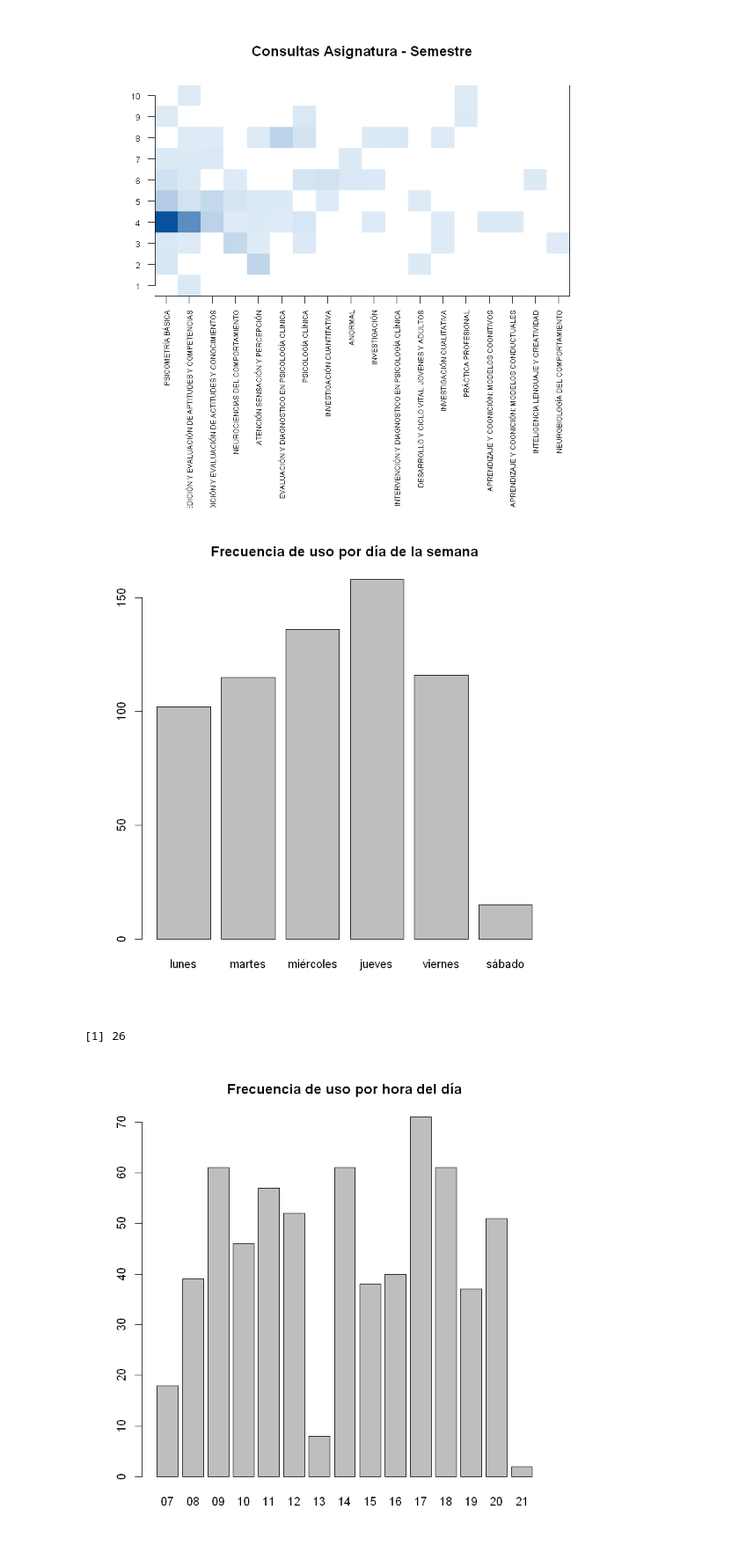
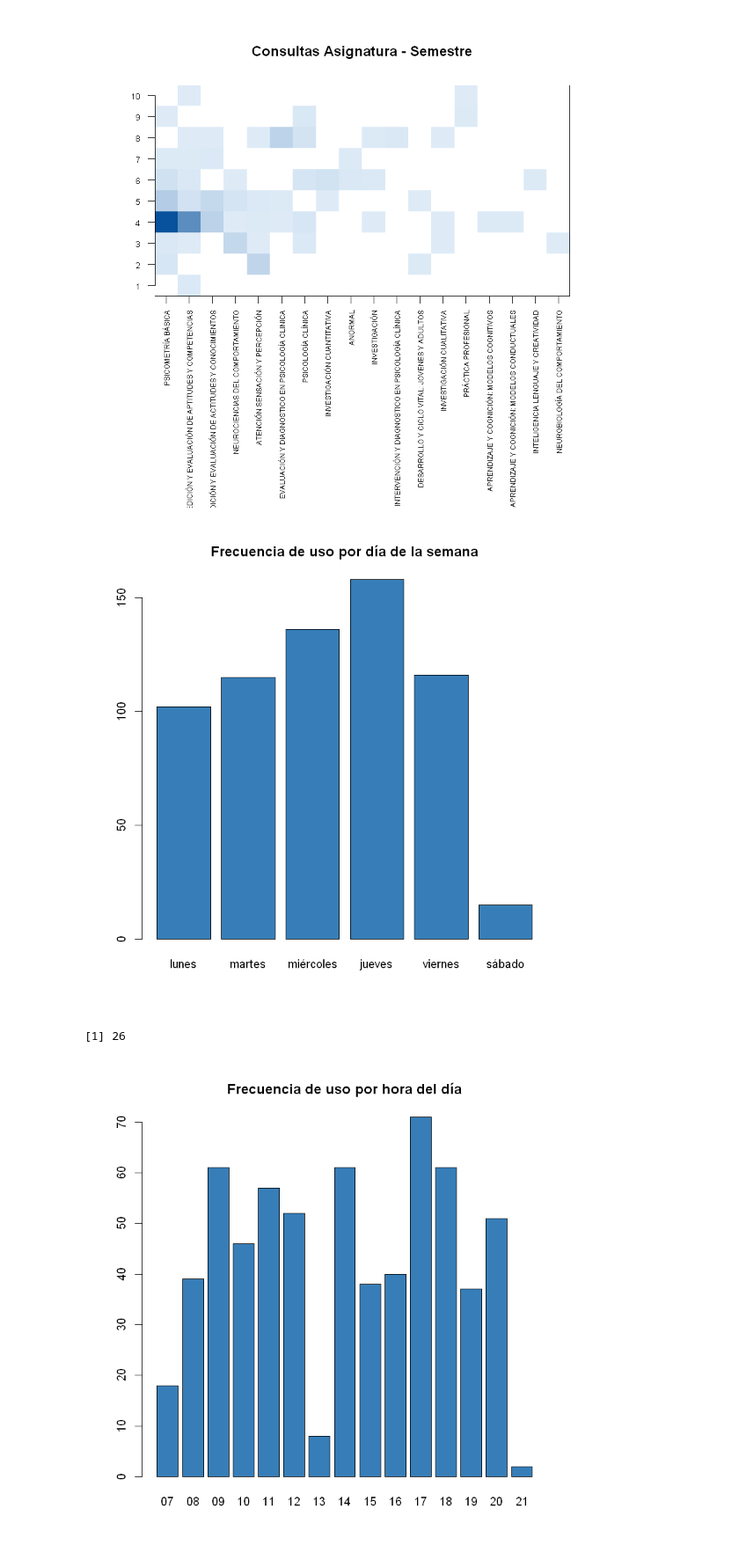
Before and after one commit to Yagwar/Proyectos, a Jupyter notebook: Analisis Métricas Lab.ipynb, the cells around one changed output. Shown at 88% size. Cells and saved outputs as stored; diff of their text form; code cells hidden in the pictures.

```diff
--- a/Analisis Métricas Lab.ipynb
+++ b/Analisis Métricas Lab.ipynb
@@ -278,38 +279,38 @@ hora[hora=="05"]="17"
 
 uso_hr_dy_tbl=(table(dia,hora));uso_hr_dy_tbl=uso_hr_dy_tbl[,order(colnames(uso_hr_dy_tbl), decreasing=T)]
 #uso_hr_dy_tbl=(table(hora,dia));uso_hr_dy_tbl=uso_hr_dy_tbl[order(rownames(uso_hr_dy_tbl), decreasing=T),]
 
-barplot(rowSums(uso_hr_dy_tbl), main="Frecuencia de uso por día de la semana")
-barplot(colSums(uso_hr_dy_tbl[,order(colnames(uso_hr_dy_tbl), decreasing=F)]), main="Frecuencia de uso por hora del día")
+barplot(rowSums(uso_hr_dy_tbl), main="Frecuencia de uso por día de la semana", col=2)
+barplot(colSums(uso_hr_dy_tbl[,order(colnames(uso_hr_dy_tbl), decreasing=F)]), main="Frecuencia de uso por hora del día", col=2)
 
 
 max(uso_hr_dy_tbl)
 
 bl_colors_4=c("white",colorRampPalette(c('#deebf7', '#08519c'))(max(uso_hr_dy_tbl)))#;X11();plot(1:length(bl_colors_4),rep(0, length(bl_colors_4)), col=bl_colors_4, pch=15, cex=1)
 
 
 par(mai=c(1,1,1,.1))
 image(
 	uso_hr_dy_tbl, col=bl_colors_4,
 	xaxt = 'n',	yaxt = 'n', main="Consultas Por dia y hora"
 )
 axis(
 	cex.axis=0.7,
 	labels=colnames(uso_hr_dy_tbl),
 	side = 2,
 	at=seq(0,1,length.out = length(colnames(uso_hr_dy_tbl)))
 )
 axis(
 	las=2,cex.axis=0.6,
 	labels=rownames(uso_hr_dy_tbl),
 	side = 1,
 	at=seq(0,1,length.out = length(rownames(uso_hr_dy_tbl)))
 )
 par(mai=c(1,1,1,1))
 # %% [output]
-[figure, old version]
+[figure, new version]
 [1] 26
-[figure, old version]
+[figure, new version]
 [figure]
 # %%
 #####################################
```
Also changed, not shown: parts of 12 cells of this notebook.
